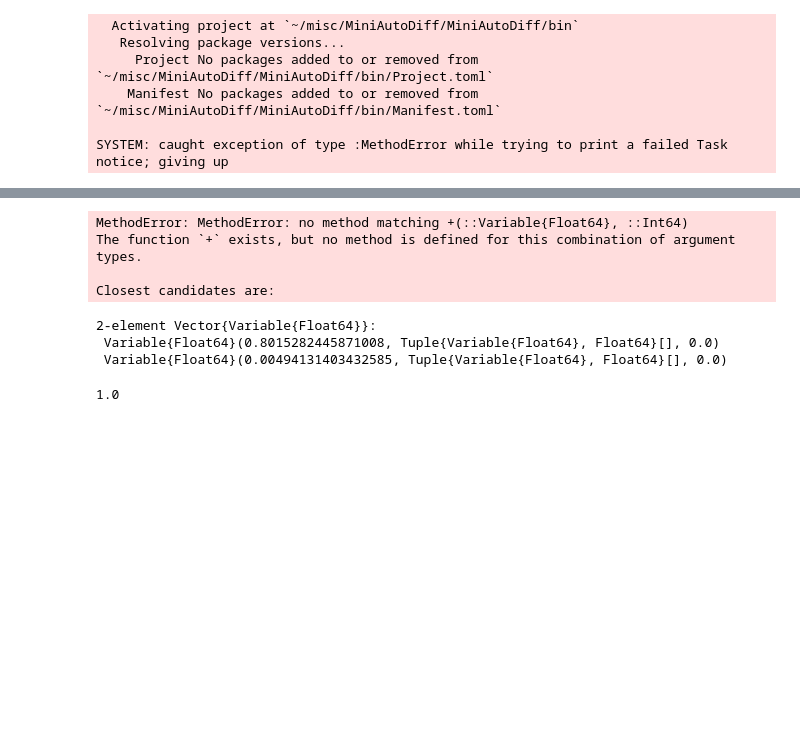
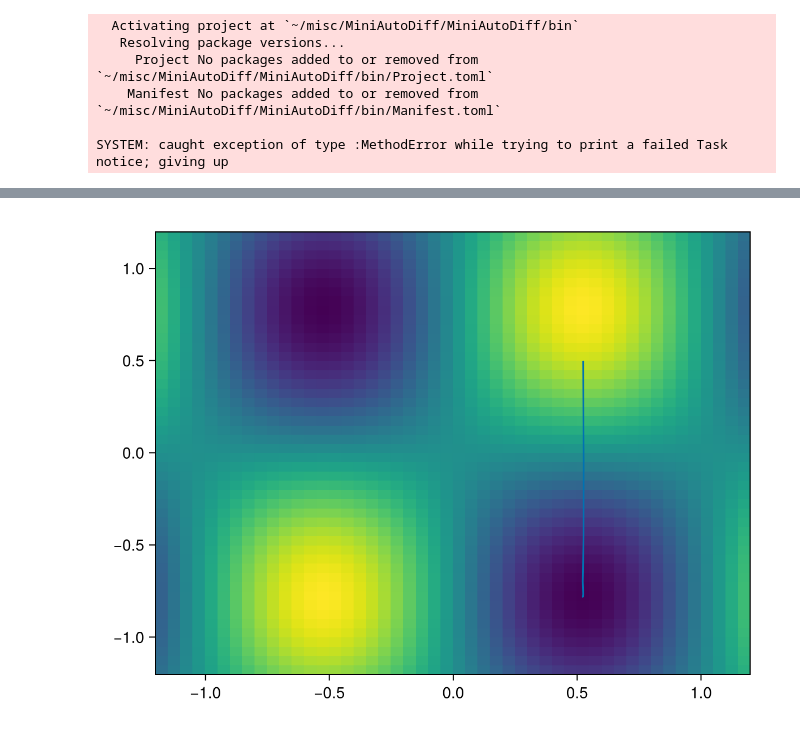
Before and after one commit to mraeth/MiniAutoDiff.jl, a Jupyter notebook: bin/test_notebook.ipynb, the cells around one changed output, grey strips where cells are left out. Drawn from its saved outputs; the diff is of its cells as text; code cells hidden in the pictures; blank space fills up the shorter version.

```diff
--- a/bin/test_notebook.ipynb
+++ b/bin/test_notebook.ipynb
@@ -56,19 +59,24 @@ Hint: a global variable of this name also exists in Base.
-# %%
-a+3
-# %% [output]
-MethodError: MethodError: no method matching +(::Variable{Float64}, ::Int64)
-The function `+` exists, but no method is defined for this combination of argument types.
-
-Closest candidates are:
 # %%
+function res(f,v)
+
+    f0 = f(v)
+    MiniAutoDiff.diff(f0)
+
+    dv = map(x->x.grad,v)
+
+    sum(dv .* dv)
+
+end
+
 v = map(Variable, rand(2))
 
-f(v) = (v[1]-1)^2 + ((v[2]-4)^2 ) -3
+f(v) = sin(3*v[1]) * sin(2*v[2])
+
+f0 = f(v)
+path = [map(x->x.value,v)]
+
+while res(f,v)>0.0001
+    dv = map(x->x.grad,v)
+    v = map(x->Variable(x.value), v .- 0.2 .* dv)
+    push!(path, map(x->x.value,v))
+end
-# %% [output]
-2-element Vector{Variable{Float64}}:
- Variable{Float64}(0.8015282445871008, Tuple{Variable{Float64}, Float64}[], 0.0)
- Variable{Float64}(0.00494131403432585, Tuple{Variable{Float64}, Float64}[], 0.0)
-# %%
-Float64(1)
-# %% [output]
-1.0
@@ -74,0 +85,14 @@ Float64(1)
+# %%
+vlim = 1.5*maximum(abs.(hcat(path...)))
+x = -vlim:0.05:vlim
+y = x
+dmap = [f([xi,yi]) for xi in x, yi in y];
+# %%
+fig = Figure()
+ax = Axis(fig[1,1])
+
+heatmap!(ax,x,y,dmap)
+lines!(ax,hcat(path...)[1,:],hcat(path...)[2,:])
+fig
+# %% [output]
+[figure, added]
```
Also changed, not shown: parts of 6 cells of this notebook, 5 other files.
